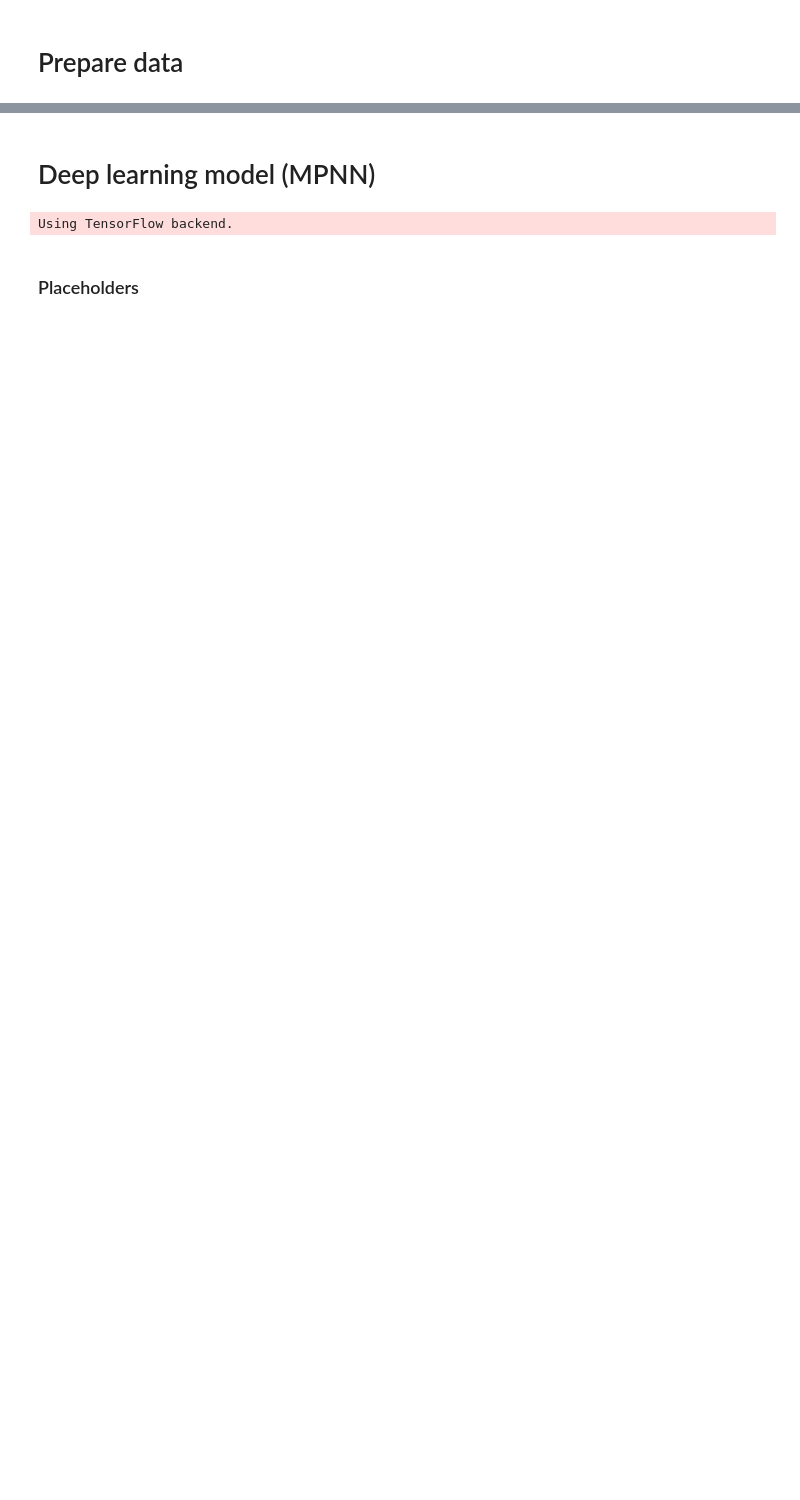
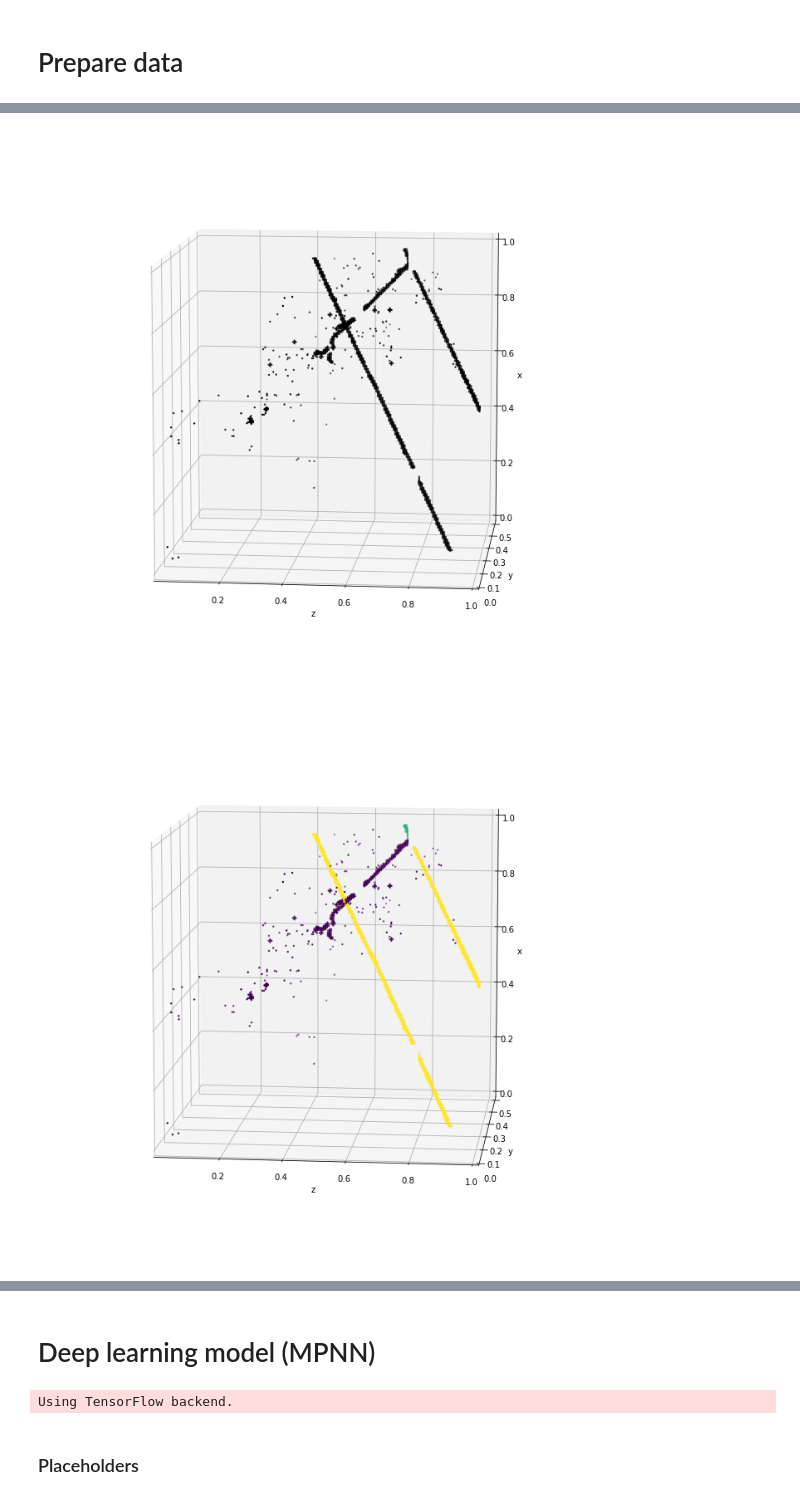
Before and after one commit to HeyLey/LArTPC-tracks, a Jupyter notebook: mpnn/baseline_mpnn.ipynb, the cells around one changed output, grey strips where cells are left out. Cells and saved outputs as stored; diff of their text form; code cells hidden in the pictures; blank space fills up the shorter version.

```diff
--- a/mpnn/baseline_mpnn.ipynb
+++ b/mpnn/baseline_mpnn.ipynb
@@ -85,7 +86,7 @@ from tools.simplified_clustering import generate_graph_dataset
 # %%
 X_clusters_graph = []
 lx = len(X)
-for k in tqdm(range(lx)):
+for k in tqdm(range(0, 1000)):
     if len(X[k]) == 0:
         continue
     # construction of graph based on aggregated statistics
@@ -98,5 +99,8 @@ for k in tqdm(range(lx)):
 
     X_clusters_graph.append(X_cluster_graph)
 # %%
-#k = 0
-#plot_3d_with_edges(X[k], Y[k], X_clusters_graph[k]['X_cluster_in_out'])
+k = 0
+plot_3d_with_edges(X[k], Y[k], X_clusters_graph[k]['X_cluster_in_out'])
+# %% [output]
+[figure, added]
+[figure, added]
```
Also changed, not shown: parts of 35 cells of this notebook.
